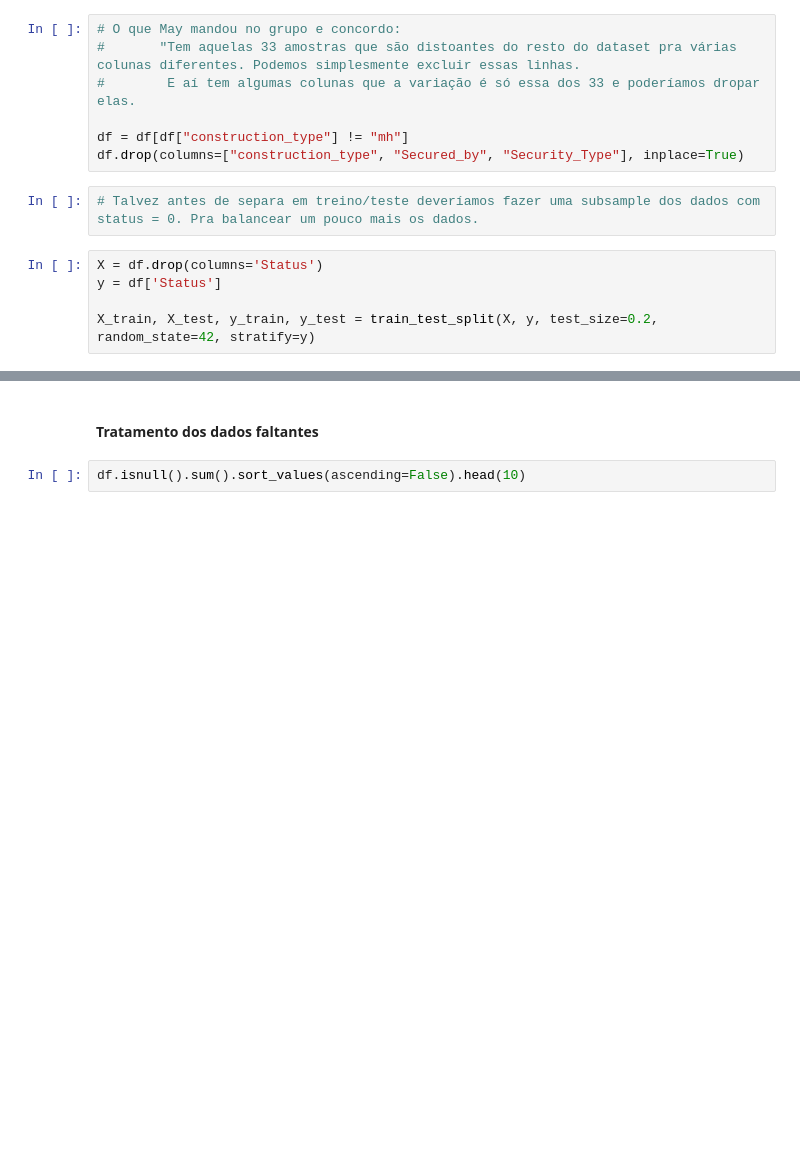
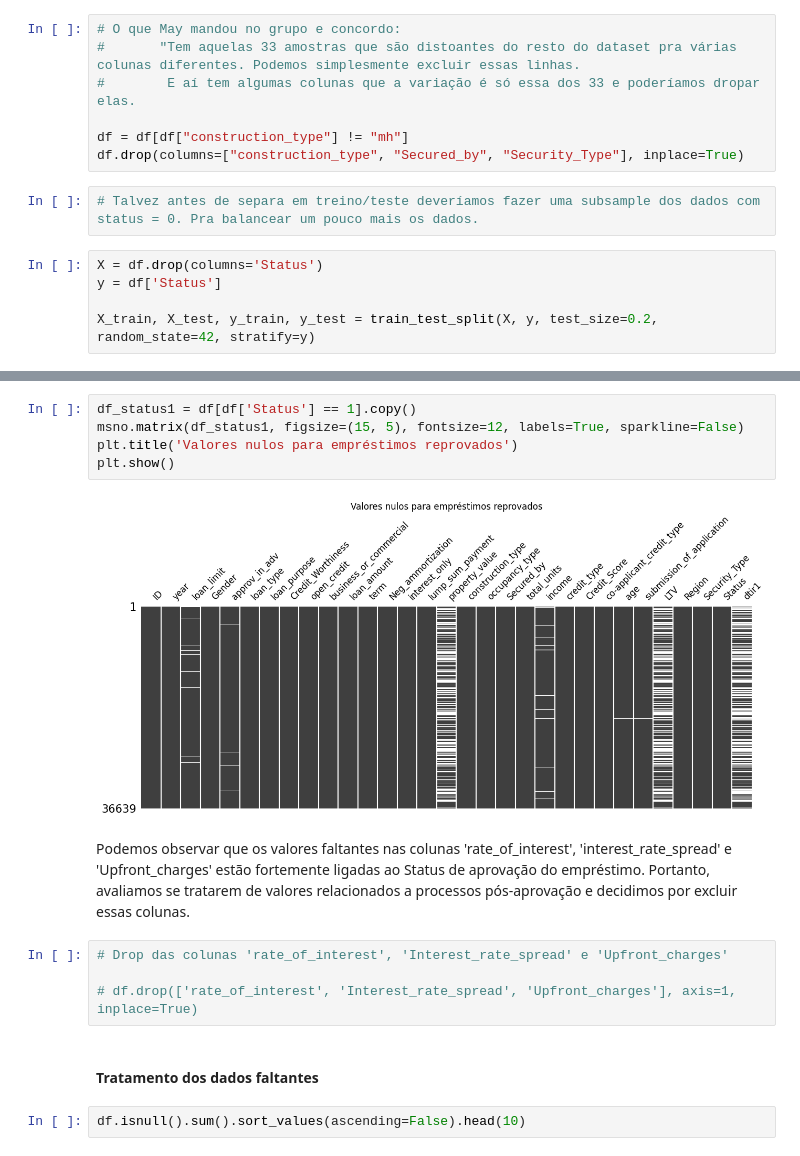
Before and after one commit to fernandobrancher/project_machine_learning_iii, a Jupyter notebook: project_loan_defaulters.ipynb, the cells around one changed output, grey strips where cells are left out. Drawn from its saved outputs; the diff is of its cells as text; blank space fills up the shorter version.

```diff
--- a/project_loan_defaulters.ipynb
+++ b/project_loan_defaulters.ipynb
@@ -258,3 +274,16 @@ X_train, X_test, y_train, y_test = train_test_split(X, y, test_size=0.2, random_
+# %%
+df_status1 = df[df['Status'] == 1].copy()
+msno.matrix(df_status1, figsize=(15, 5), fontsize=12, labels=True, sparkline=False)
+plt.title('Valores nulos para empréstimos reprovados')
+plt.show()
+# %% [output]
+[figure, added]
+# %% [markdown]
+Podemos observar que os valores faltantes nas colunas 'rate_of_interest', 'interest_rate_spread' e 'Upfront_charges' estão fortemente ligadas ao Status de aprovação do empréstimo. Portanto, avaliamos se tratarem de valores relacionados a processos pós-aprovação e decidimos por excluir essas colunas.
+# %%
+# Drop das colunas 'rate_of_interest', 'Interest_rate_spread' e 'Upfront_charges'
+
+# df.drop(['rate_of_interest', 'Interest_rate_spread', 'Upfront_charges'], axis=1, inplace=True)
 # %% [markdown]
 #### Tratamento dos dados faltantes
 # %%
```
Also changed, not shown: parts of 5 cells of this notebook.
